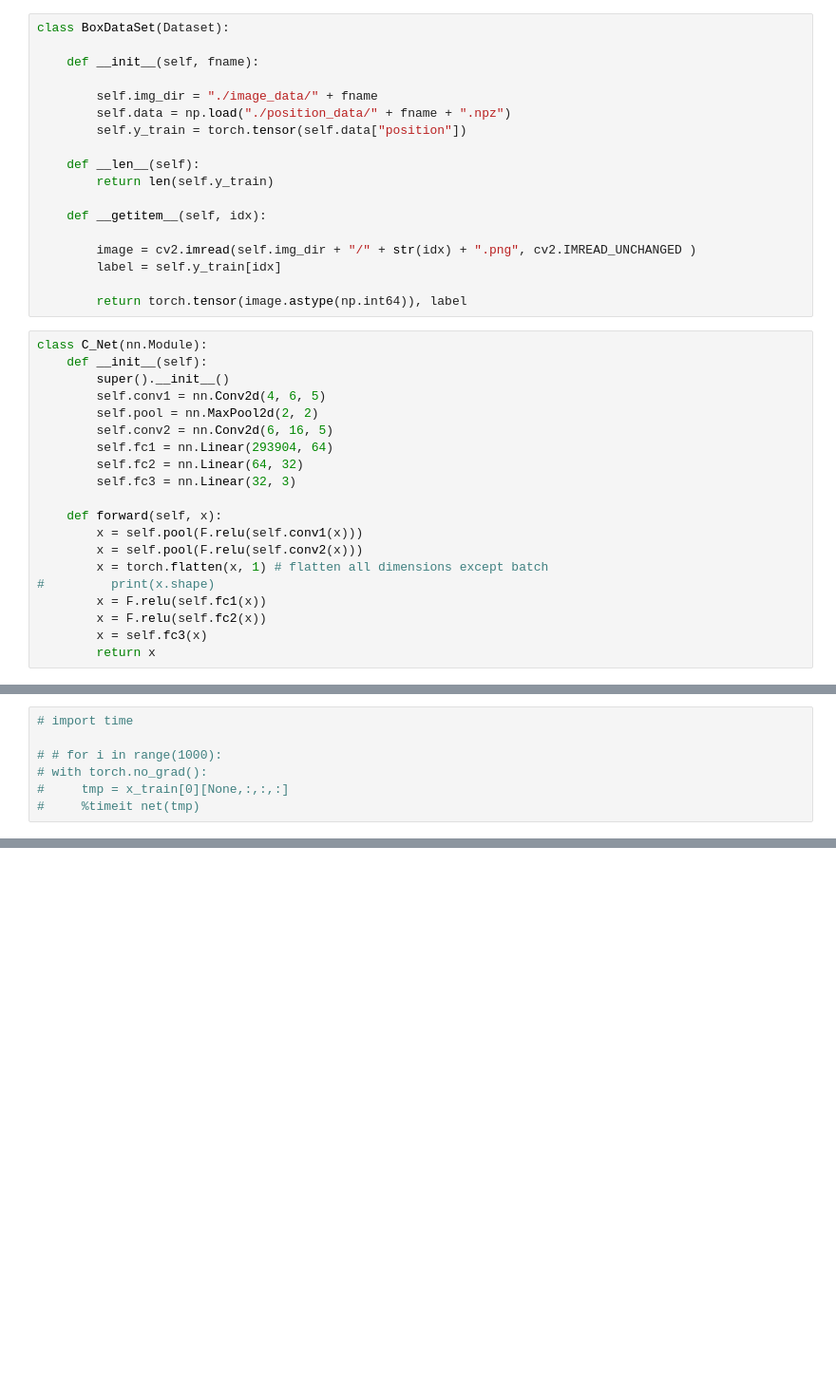
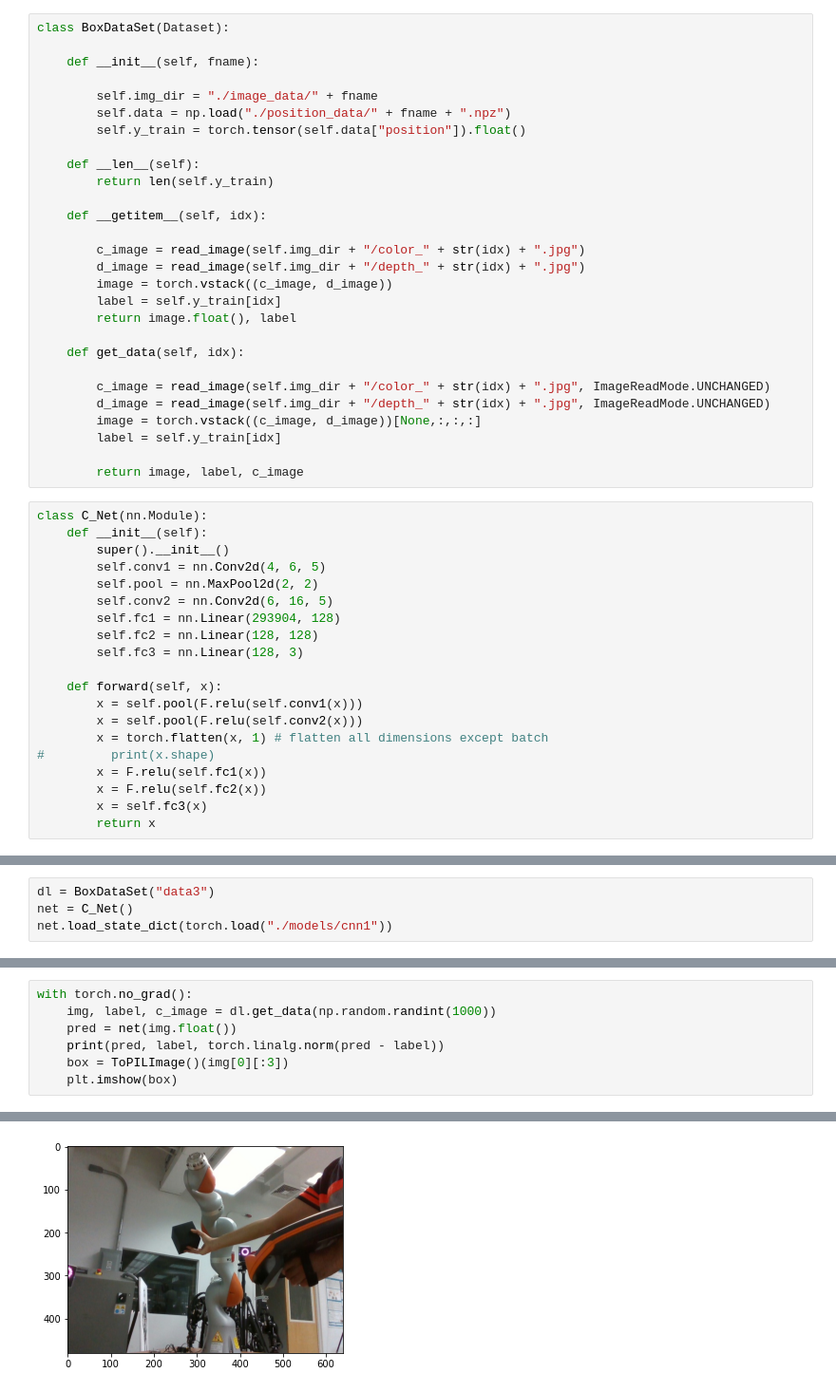
Before and after one commit to machines-in-motion/ioc_qp, a Jupyter notebook: vision/object_tracking.ipynb, the cells around one changed output, grey strips where cells are left out. Shown at 95% size. Drawn from its saved outputs; the diff is of its cells as text; blank space fills up the shorter version.

```diff
--- a/vision/object_tracking.ipynb
+++ b/vision/object_tracking.ipynb
@@ -24,17 +45,27 @@ class BoxDataSet(Dataset):
 
         self.img_dir = "./image_data/" + fname
         self.data = np.load("./position_data/" + fname + ".npz")
-        self.y_train = torch.tensor(self.data["position"])
+        self.y_train = torch.tensor(self.data["position"]).float()
 
     def __len__(self):
         return len(self.y_train)
 
     def __getitem__(self, idx):
 
-        image = cv2.imread(self.img_dir + "/" + str(idx) + ".png", cv2.IMREAD_UNCHANGED )
+        c_image = read_image(self.img_dir + "/color_" + str(idx) + ".jpg")
+        d_image = read_image(self.img_dir + "/depth_" + str(idx) + ".jpg")
+        image = torch.vstack((c_image, d_image))
+        label = self.y_train[idx]
+        return image.float(), label
+
+    def get_data(self, idx):
+
+        c_image = read_image(self.img_dir + "/color_" + str(idx) + ".jpg", ImageReadMode.UNCHANGED)
+        d_image = read_image(self.img_dir + "/depth_" + str(idx) + ".jpg", ImageReadMode.UNCHANGED)
+        image = torch.vstack((c_image, d_image))[None,:,:,:]
         label = self.y_train[idx]
 
-        return torch.tensor(image.astype(np.int64)), label
+        return image, label, c_image
 # %%
 class C_Net(nn.Module):
     def __init__(self):
@@ -42,9 +73,9 @@ class C_Net(nn.Module):
         self.conv1 = nn.Conv2d(4, 6, 5)
         self.pool = nn.MaxPool2d(2, 2)
         self.conv2 = nn.Conv2d(6, 16, 5)
-        self.fc1 = nn.Linear(293904, 64)
-        self.fc2 = nn.Linear(64, 32)
-        self.fc3 = nn.Linear(32, 3)
+        self.fc1 = nn.Linear(293904, 128)
+        self.fc2 = nn.Linear(128, 128)
+        self.fc3 = nn.Linear(128, 3)
 
     def forward(self, x):
         x = self.pool(F.relu(self.conv1(x)))
@@ -80,7 +125,4 @@ RuntimeError: Given groups=1, weight of size [6, 3, 5, 5], expected input[101, 4
 # %%
-# import time
-
-# # for i in range(1000):
-# with torch.no_grad():
-#     tmp = x_train[0][None,:,:,:]
-#     %timeit net(tmp)
+dl = BoxDataSet("data3")
+net = C_Net()
+net.load_state_dict(torch.load("./models/cnn1"))
@@ -86,0 +131,8 @@ RuntimeError: Given groups=1, weight of size [6, 3, 5, 5], expected input[101, 4
+# %%
+with torch.no_grad():
+    img, label, c_image = dl.get_data(np.random.randint(1000))
+    pred = net(img.float())
+    print(pred, label, torch.linalg.norm(pred - label))
+    box = ToPILImage()(img[0][:3])
+    plt.imshow(box)
+# %% [output]
@@ -86,0 +140 @@ RuntimeError: Given groups=1, weight of size [6, 3, 5, 5], expected input[101, 4
+[figure, added]
```
Also changed, not shown: parts of 7 cells of this notebook, 5 other files.
